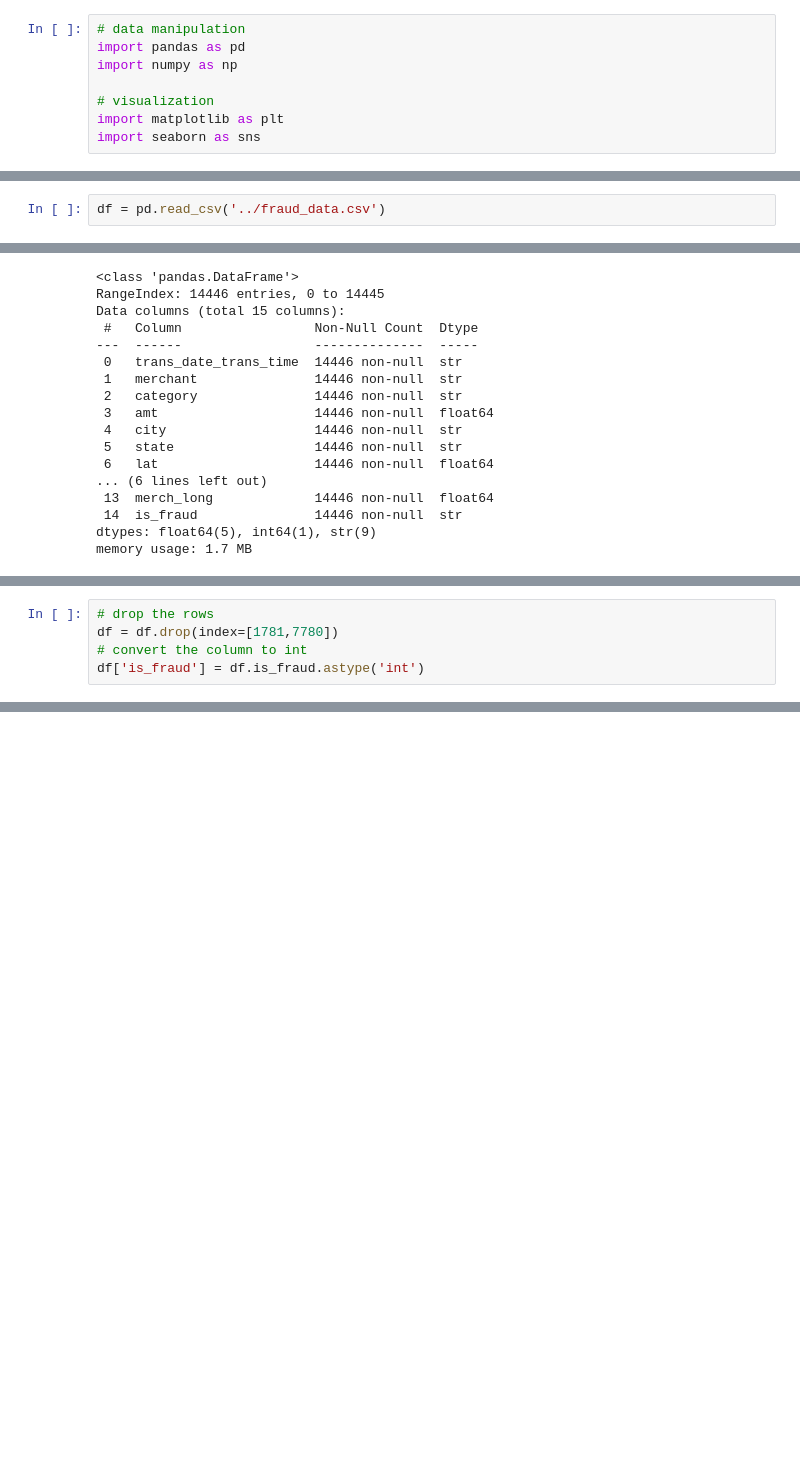
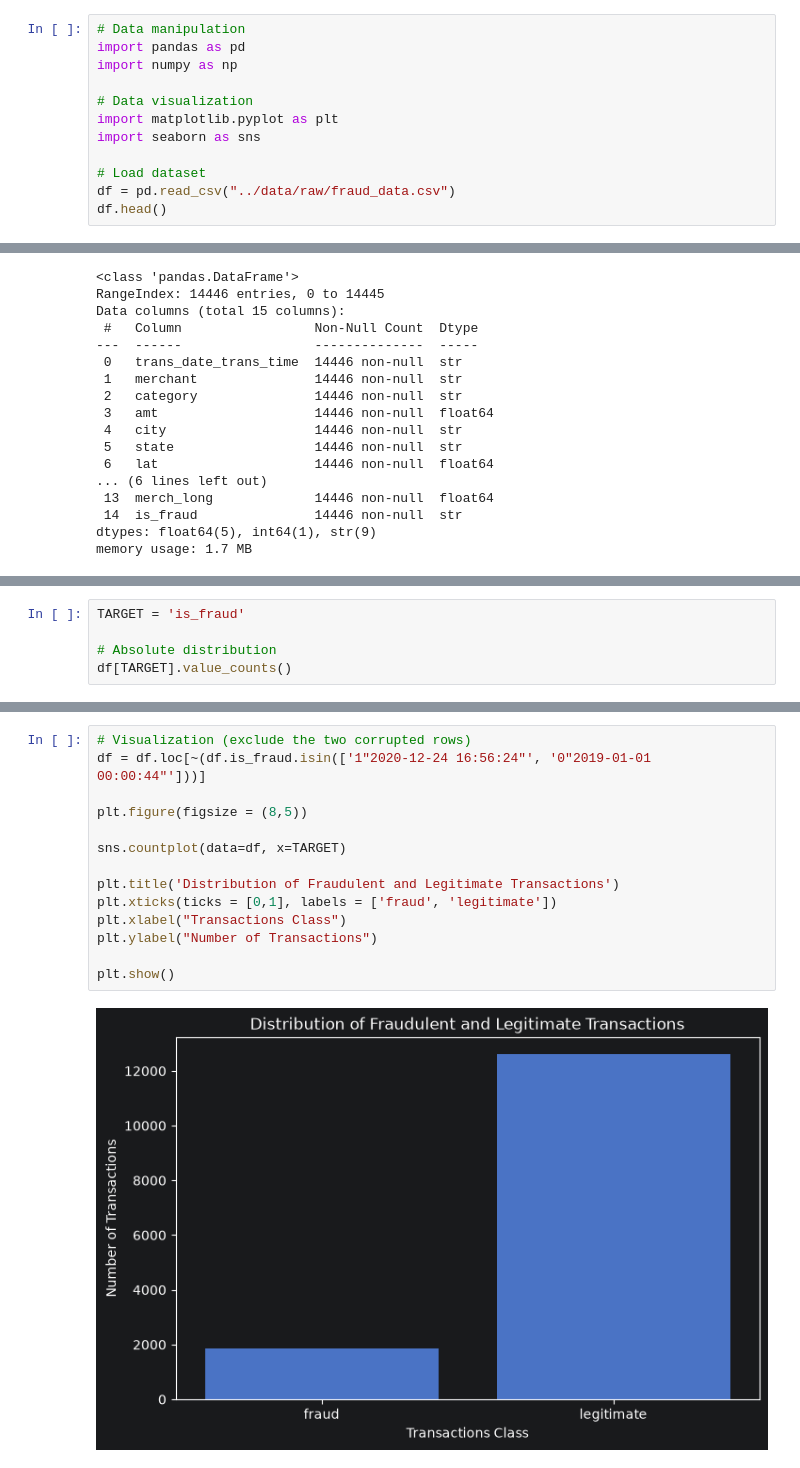
Before and after one commit to jalbersdoerfer/credit-card-fraud-detection, a Jupyter notebook: notebooks/credit_card_fraud_new_data.ipynb, the cells around one changed output, grey strips where cells are left out. Saved outputs shown, nothing was run; the diff lists cells and outputs as text; blank space fills up the shorter version.

```diff
--- a/notebooks/credit_card_fraud_new_data.ipynb
+++ b/notebooks/credit_card_fraud_new_data.ipynb
@@ -6,8 +24,12 @@ Link to the data: https://www.kaggle.com/datasets/neharoychoudhury/credit-card-f
 # %%
-# data manipulation
+# Data manipulation
 import pandas as pd
 import numpy as np
 
-# visualization
-import matplotlib as plt
+# Data visualization
+import matplotlib.pyplot as plt
 import seaborn as sns
+
+# Load dataset
+df = pd.read_csv("../data/raw/fraud_data.csv")
+df.head()
@@ -14,2 +42,0 @@ import seaborn as sns
-# %%
-df = pd.read_csv('../fraud_data.csv')
@@ -83,5 +78,0 @@ df.loc[~(df.is_fraud.isin(['0','1']))]
-# %%
-# drop the rows
-df = df.drop(index=[1781,7780])
-# convert the column to int
-df['is_fraud'] = df.is_fraud.astype('int')
@@ -210,0 +115,5 @@ Clear stable feature here. Use for model with One-Hot-Encoding
+# %%
+TARGET = 'is_fraud'
+
+# Absolute distribution
+df[TARGET].value_counts()
@@ -210,0 +137,16 @@ Clear stable feature here. Use for model with One-Hot-Encoding
+# %%
+# Visualization (exclude the two corrupted rows)
+df = df.loc[~(df.is_fraud.isin(['1"2020-12-24 16:56:24"', '0"2019-01-01 00:00:44"']))]
+
+plt.figure(figsize = (8,5))
+
+sns.countplot(data=df, x=TARGET)
+
+plt.title('Distribution of Fraudulent and Legitimate Transactions')
+plt.xticks(ticks = [0,1], labels = ['fraud', 'legitimate'])
+plt.xlabel("Transactions Class")
+plt.ylabel("Number of Transactions")
+
+plt.show()
+# %% [output]
+[figure, added]
```
Also changed, not shown: parts of 52 cells of this notebook, 2 other files.
